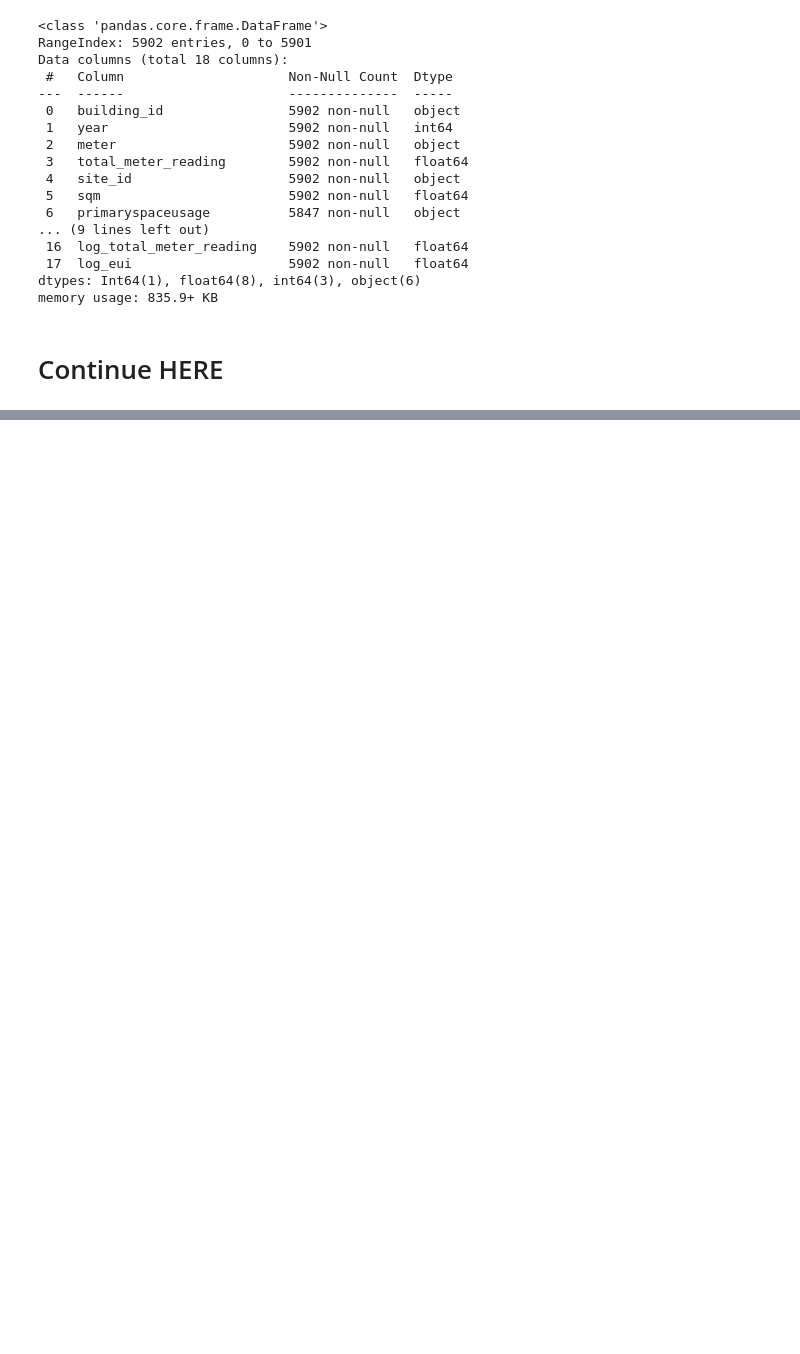
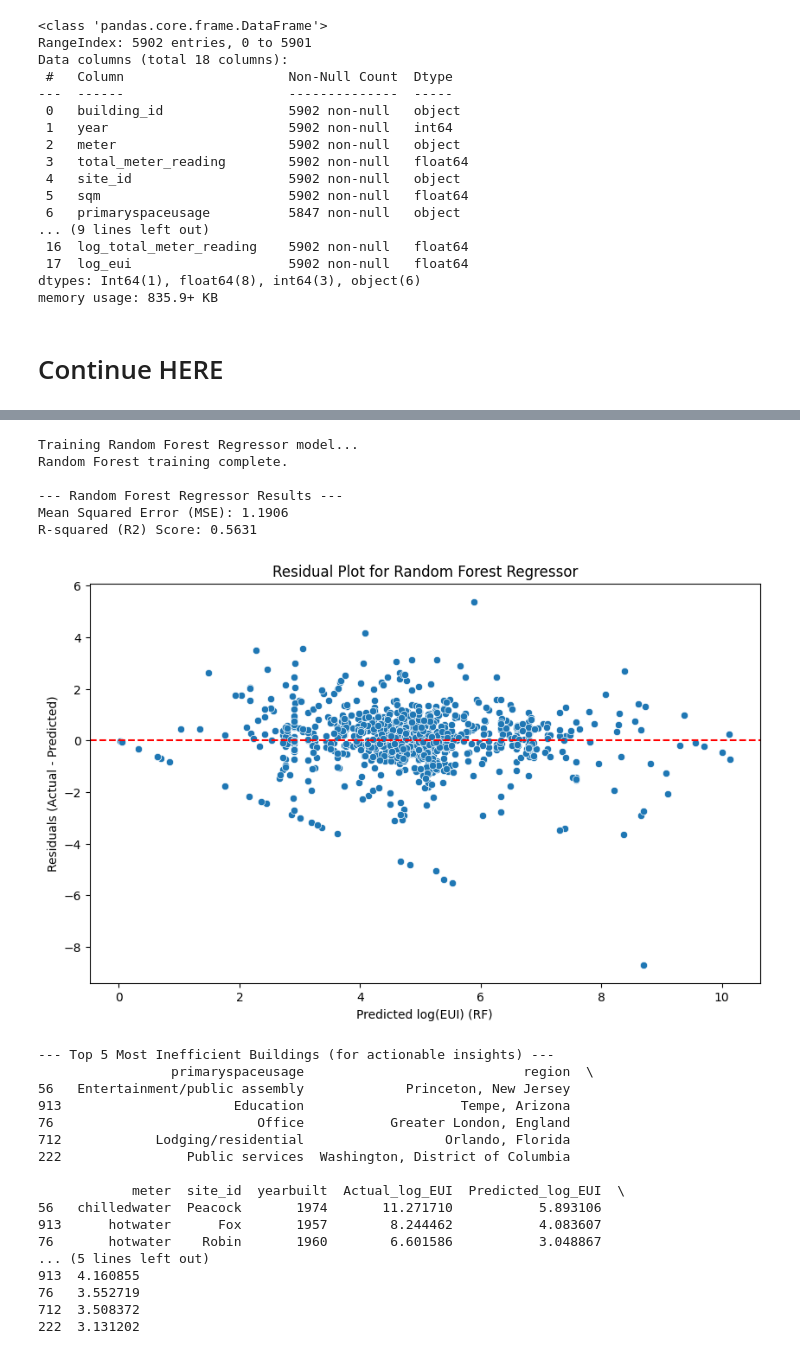
Before and after one commit to bsilke/calibration_regression, a Jupyter notebook: jupyter_notebooks/modeling.ipynb, the cells around one changed output, grey strips where cells are left out. Drawn from its saved outputs; the diff is of its cells as text; code cells hidden in the pictures; blank space fills up the shorter version.

Commit message:
modeling updates

```diff
--- a/jupyter_notebooks/modeling.ipynb
+++ b/jupyter_notebooks/modeling.ipynb
@@ -721,0 +895,78 @@ Based on the EDA, the following conclusions be drawn.
+# %%
+# Create the Random Forest Regressor pipeline
+pipeline_rf = Pipeline(steps=[
+    ('preprocessor', preprocessor),
+    ('regressor', RandomForestRegressor(n_estimators=100, random_state=42, n_jobs=-1))
+])
+
+# Train the model
+print("Training Random Forest Regressor model...")
+pipeline_rf.fit(X_train, y_train)
+print("Random Forest training complete.")
+
+# Evaluate the model
+y_pred_rf = pipeline_rf.predict(X_test)
+mse_rf = mean_squared_error(y_test, y_pred_rf)
+r2_rf = r2_score(y_test, y_pred_rf)
+
+print(f"\n--- Random Forest Regressor Results ---")
+print(f"Mean Squared Error (MSE): {mse_rf:.4f}")
+print(f"R-squared (R2) Score: {r2_rf:.4f}")
+# %% [output]
+Training Random Forest Regressor model...
+Random Forest training complete.
+
+--- Random Forest Regressor Results ---
+Mean Squared Error (MSE): 1.1906
+R-squared (R2) Score: 0.5631
+# %%
+# Analyze residuals for the better-performing model (likely Random Forest)
+residuals = y_test.values - y_pred_rf
+
+# Plotting residuals
+plt.figure(figsize=(10, 6))
+sns.scatterplot(x=y_pred_rf, y=residuals)
+plt.axhline(y=0, color='r', linestyle='--')
+plt.xlabel('Predicted log(EUI) (RF)')
+plt.ylabel('Residuals (Actual - Predicted)')
+plt.title('Residual Plot for Random Forest Regressor')
+plt.show()
+
+# Identify top 5 most inefficient buildings (highest positive residuals = actual EUI much higher than predicted)
+# Merge test set features back to analyze specific building characteristics
+X_test_reset = X_test.reset_index(drop=True)
+results_df = pd.DataFrame({
+    'Actual_log_EUI': y_test.values,
+    'Predicted_log_EUI': y_pred_rf,
+    'Residual': residuals
+})
+results_df = pd.concat([X_test_reset, results_df], axis=1)
+
+# Sort by residual to find buildings that use far more energy than peer buildings
+inefficient_buildings = results_df.sort_values(by='Residual', ascending=False).head(5)
+
+print("\n--- Top 5 Most Inefficient Buildings (for actionable insights) ---")
+print(inefficient_buildings[['primaryspaceusage', 'region', 'meter', 'site_id', 'yearbuilt',
+                              'Actual_log_EUI', 'Predicted_log_EUI', 'Residual']])
+
+# Insights: These buildings are candidates for energy audits or targeted retrofits
+# because they underperform compared to the model's expectation.
+# %% [output]
+[figure, added]
+--- Top 5 Most Inefficient Buildings (for actionable insights) ---
+                 primaryspaceusage                            region  \
+56   Entertainment/public assembly             Princeton, New Jersey
+913                      Education                    Tempe, Arizona
+76                          Office           Greater London, England
+712            Lodging/residential                  Orlando, Florida
+222                Public services  Washington, District of Columbia
+
+            meter  site_id  yearbuilt  Actual_log_EUI  Predicted_log_EUI  \
+56   chilledwater  Peacock       1974       11.271710           5.893106
+913      hotwater      Fox       1957        8.244462           4.083607
+76       hotwater    Robin       1960        6.601586           3.048867
+... (5 lines left out)
+913  4.160855
+76   3.552719
+712  3.508372
+222  3.131202
```
Also changed, not shown: parts of 29 cells of this notebook.
